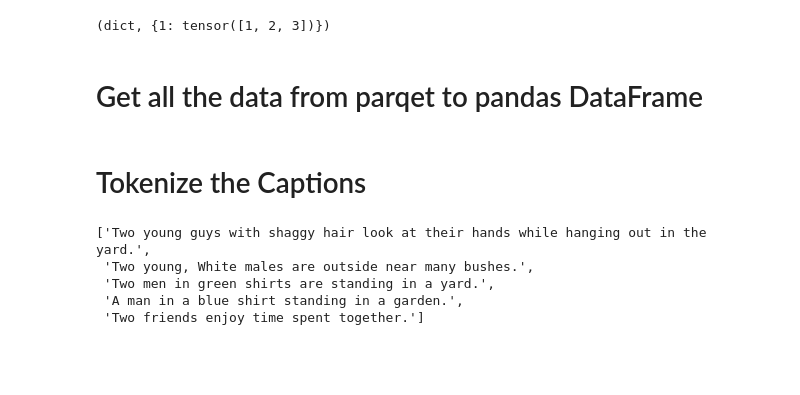
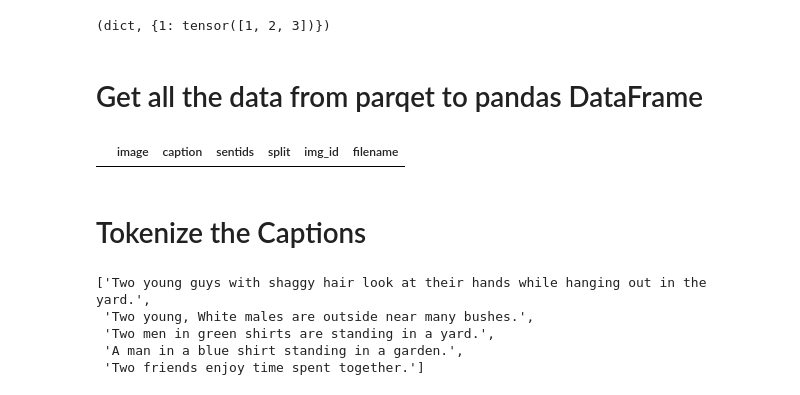
Before and after one commit to oleksandr-diudiun/mlx-week6, a Jupyter notebook: notebooks/prepare_data.ipynb, the cells around one changed output. Drawn from its saved outputs; the diff is of its cells as text; code cells hidden in the pictures; blank space fills up the shorter version.

```diff
--- a/notebooks/prepare_data.ipynb
+++ b/notebooks/prepare_data.ipynb
@@ -120,6 +120,11 @@ all_data = pd.concat(
     ]
 )
 all_data.reset_index(drop=True, inplace=True)
+# %%
+
+all_data[all_data['filename'].str == '2008_000032']
+# %% [output]
+|  | image | caption | sentids | split | img_id | filename |
 # %% [markdown]
 # Tokenize the Captions
 # %%
```
Also changed, not shown: parts of 1 cell of this notebook.
